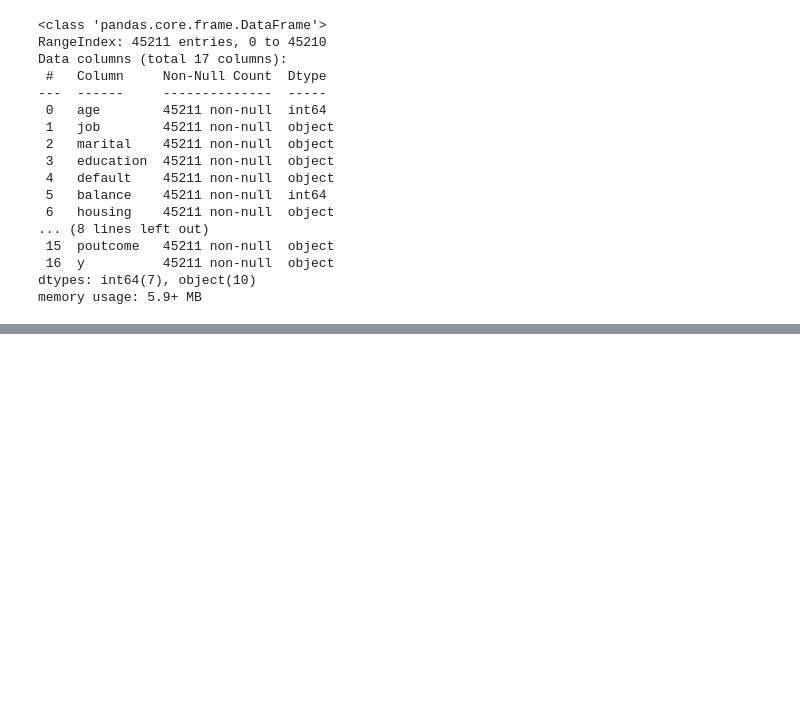
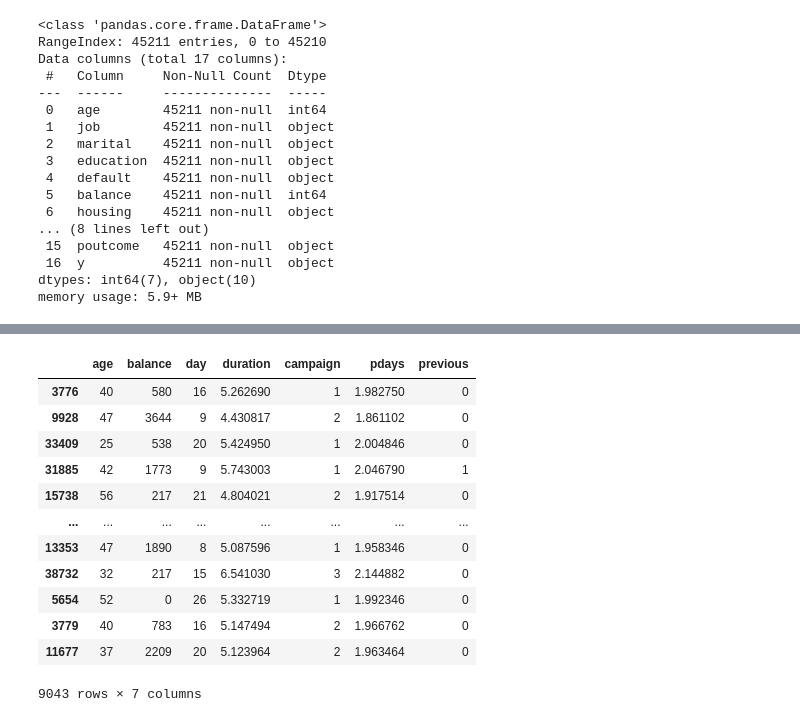
Before and after one commit to enax93/ONLINE_DS_THEBRIDGE_EmmaCollado, a Jupyter notebook: 04_Machine_Learning/Sprint_13/Unidad_01/Practica_Obligatoria/18_Practica_Obligatoria_Arboles_de_Decisión_y_Ajuste_de_hiperparámetros.ipynb, the cells around one changed output, grey strips where cells are left out. Drawn from its saved outputs; the diff is of its cells as text; code cells hidden in the pictures; blank space fills up the shorter version.

```diff
--- a/04_Machine_Learning/Sprint_13/Unidad_01/Practica_Obligatoria/18_Practica_Obligatoria_Arboles_de_Decisión_y_Ajuste_de_hiperparámetros.ipynb
+++ b/04_Machine_Learning/Sprint_13/Unidad_01/Practica_Obligatoria/18_Practica_Obligatoria_Arboles_de_Decisión_y_Ajuste_de_hiperparámetros.ipynb
@@ -106,0 +136,3 @@ features_cat = train_set.select_dtypes()
+# %%
+test_set["contacted"] = test_set["pdays"] != -1
+test_set_scaled = test_set.copy()
@@ -106,0 +142,3 @@ features_cat = train_set.select_dtypes()
+# %%
+test_set_scaled["duration"] = np.log(test_set_scaled["duration"] + 1)
+test_set_scaled["pdays"] = np.log(test_set_scaled["duration"] + 2)
@@ -106,0 +161,16 @@ features_cat = train_set.select_dtypes()
+# %%
+test_set_scaled[features_num]
+# %% [output]
+|  | age | balance | day | duration | campaign | pdays | previous |
+| 3776 | 40 | 580 | 16 | 5.262690 | 1 | 1.982750 | 0 |
+| 9928 | 47 | 3644 | 9 | 4.430817 | 2 | 1.861102 | 0 |
+| 33409 | 25 | 538 | 20 | 5.424950 | 1 | 2.004846 | 0 |
+| 31885 | 42 | 1773 | 9 | 5.743003 | 1 | 2.046790 | 1 |
+| 15738 | 56 | 217 | 21 | 4.804021 | 2 | 1.917514 | 0 |
+| ... | ... | ... | ... | ... | ... | ... | ... |
+| 13353 | 47 | 1890 | 8 | 5.087596 | 1 | 1.958346 | 0 |
+| 38732 | 32 | 217 | 15 | 6.541030 | 3 | 2.144882 | 0 |
+| 5654 | 52 | 0 | 26 | 5.332719 | 1 | 1.992346 | 0 |
+| 3779 | 40 | 783 | 16 | 5.147494 | 2 | 1.966762 | 0 |
+| 11677 | 37 | 2209 | 20 | 5.123964 | 2 | 1.963464 | 0 |
+9043 rows × 7 columns
```
Also changed, not shown: parts of 20 cells of this notebook.
